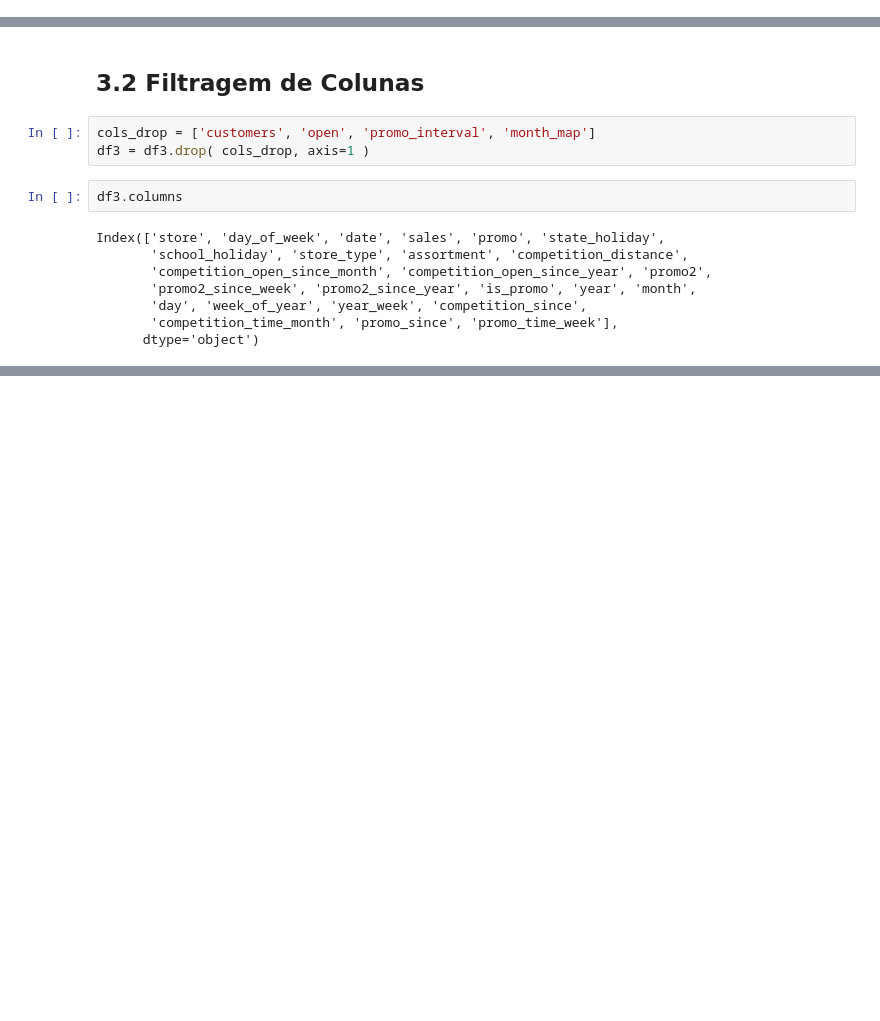
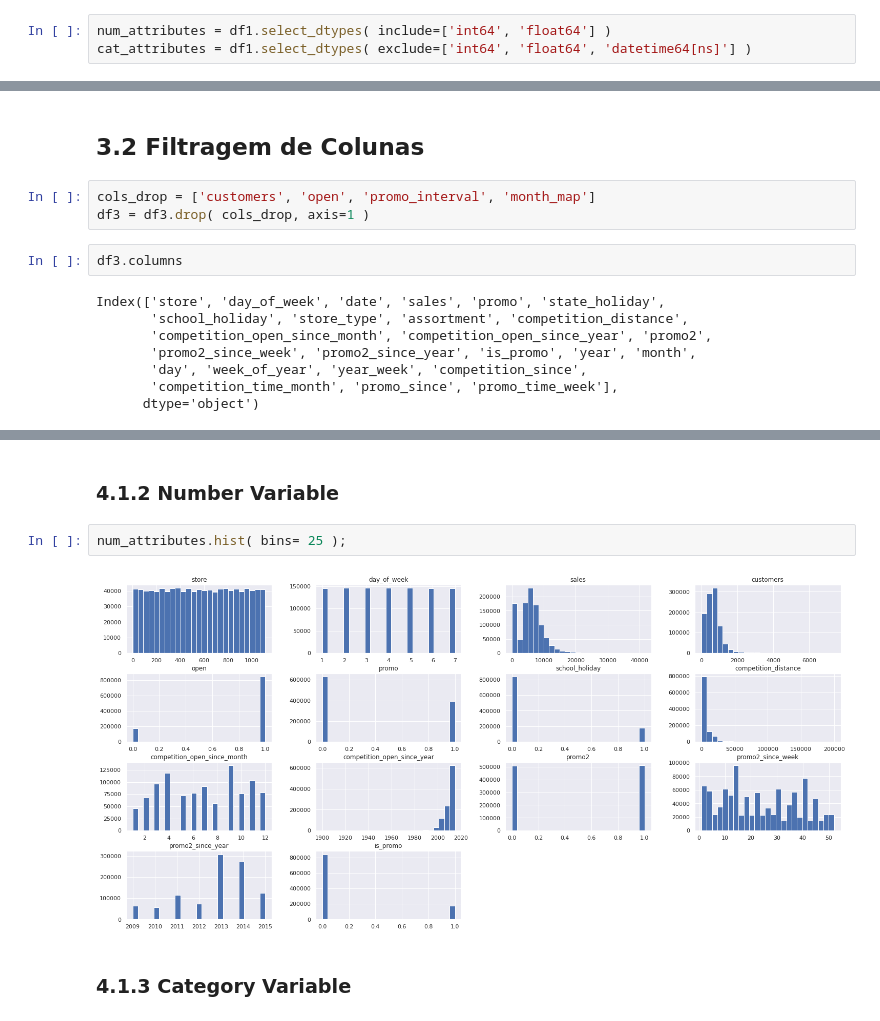
Before and after one commit to soaresvml/dsemproducao, a Jupyter notebook: m02_v01_store_sales_prediction.ipynb, the cells around one changed output, grey strips where cells are left out. Drawn from its saved outputs; the diff is of its cells as text; blank space fills up the shorter version.

```diff
--- a/m02_v01_store_sales_prediction.ipynb
+++ b/m02_v01_store_sales_prediction.ipynb
@@ -337,0 +350,3 @@ dtype: int64
+# %%
+num_attributes = df1.select_dtypes( include=['int64', 'float64'] )
+cat_attributes = df1.select_dtypes( exclude=['int64', 'float64', 'datetime64[ns]'] )
@@ -503,0 +604,8 @@ Index(['store', 'day_of_week', 'date', 'sales', 'promo', 'state_holiday',
+# %% [markdown]
+### 4.1.2 Number Variable
+# %%
+num_attributes.hist( bins= 25 );
+# %% [output]
+[figure, added]
+# %% [markdown]
+### 4.1.3 Category Variable
```
Also changed, not shown: parts of 22 cells of this notebook.
